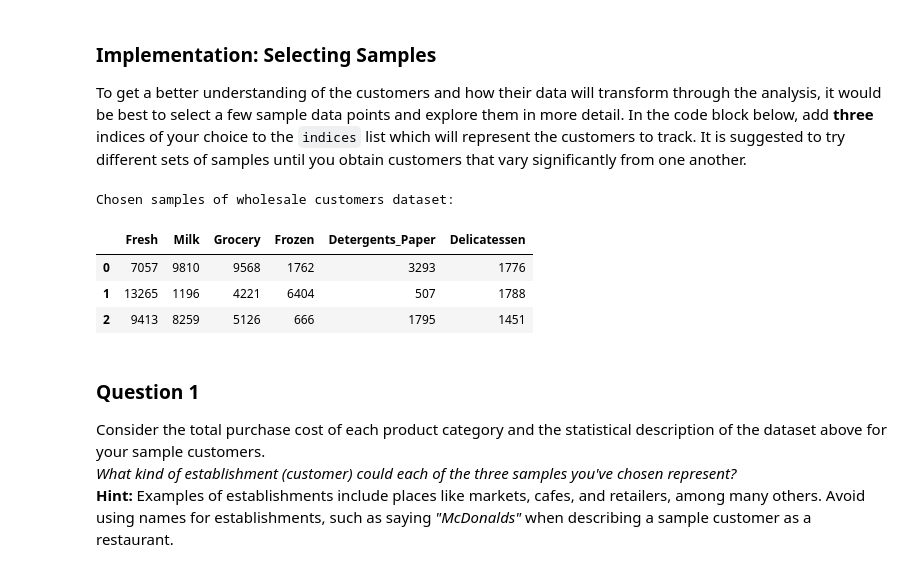
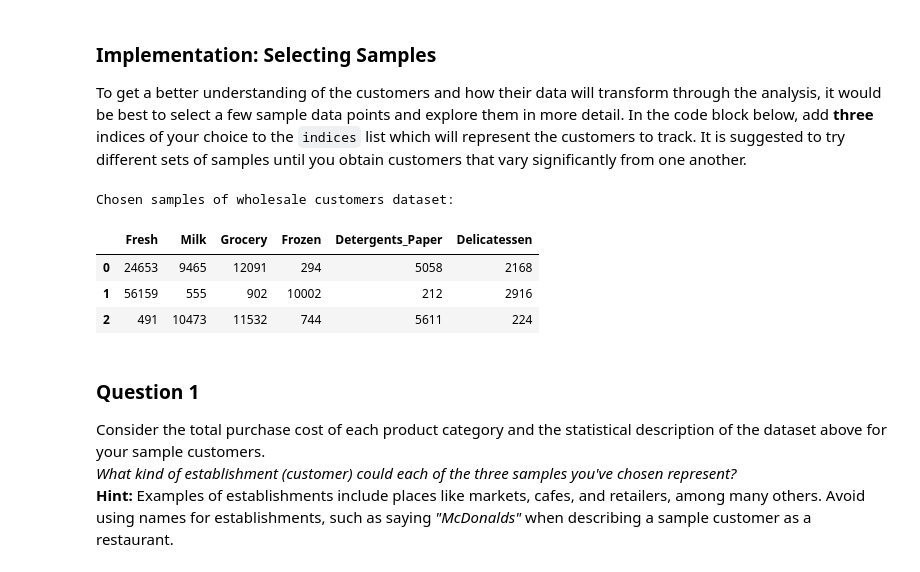
Before and after one commit to roshansingh/mlnd, a Jupyter notebook: customer_segments/customer_segments.ipynb, the cells around one changed output. Saved outputs shown, nothing was run; the diff lists cells and outputs as text; code cells hidden in the pictures.

```diff
--- a/customer_segments/customer_segments.ipynb
+++ b/customer_segments/customer_segments.ipynb
@@ -60,18 +60,18 @@ display(data.describe())
 To get a better understanding of the customers and how their data will transform through the analysis, it would be best to select a few sample data points and explore them in more detail. In the code block below, add **three** indices of your choice to the `indices` list which will represent the customers to track. It is suggested to try different sets of samples until you obtain customers that vary significantly from one another.
 # %%
 # TODO: Select three indices of your choice you wish to sample from the dataset
-indices = [1, 3, 5]
+indices = [14, 39, 53]
 
 # Create a DataFrame of the chosen samples
 samples = pd.DataFrame(data.loc[indices], columns = data.keys()).reset_index(drop = True)
 print "Chosen samples of wholesale customers dataset:"
 display(samples)
 # %% [output]
 Chosen samples of wholesale customers dataset:
 |  | Fresh | Milk | Grocery | Frozen | Detergents_Paper | Delicatessen |
-| 0 | 7057 | 9810 | 9568 | 1762 | 3293 | 1776 |
-| 1 | 13265 | 1196 | 4221 | 6404 | 507 | 1788 |
-| 2 | 9413 | 8259 | 5126 | 666 | 1795 | 1451 |
+| 0 | 24653 | 9465 | 12091 | 294 | 5058 | 2168 |
+| 1 | 56159 | 555 | 902 | 10002 | 212 | 2916 |
+| 2 | 491 | 10473 | 11532 | 744 | 5611 | 224 |
 # %% [markdown]
 ### Question 1
 Consider the total purchase cost of each product category and the statistical description of the dataset above for your sample customers.
```
Also changed, not shown: parts of 34 cells of this notebook, 1 other file.
